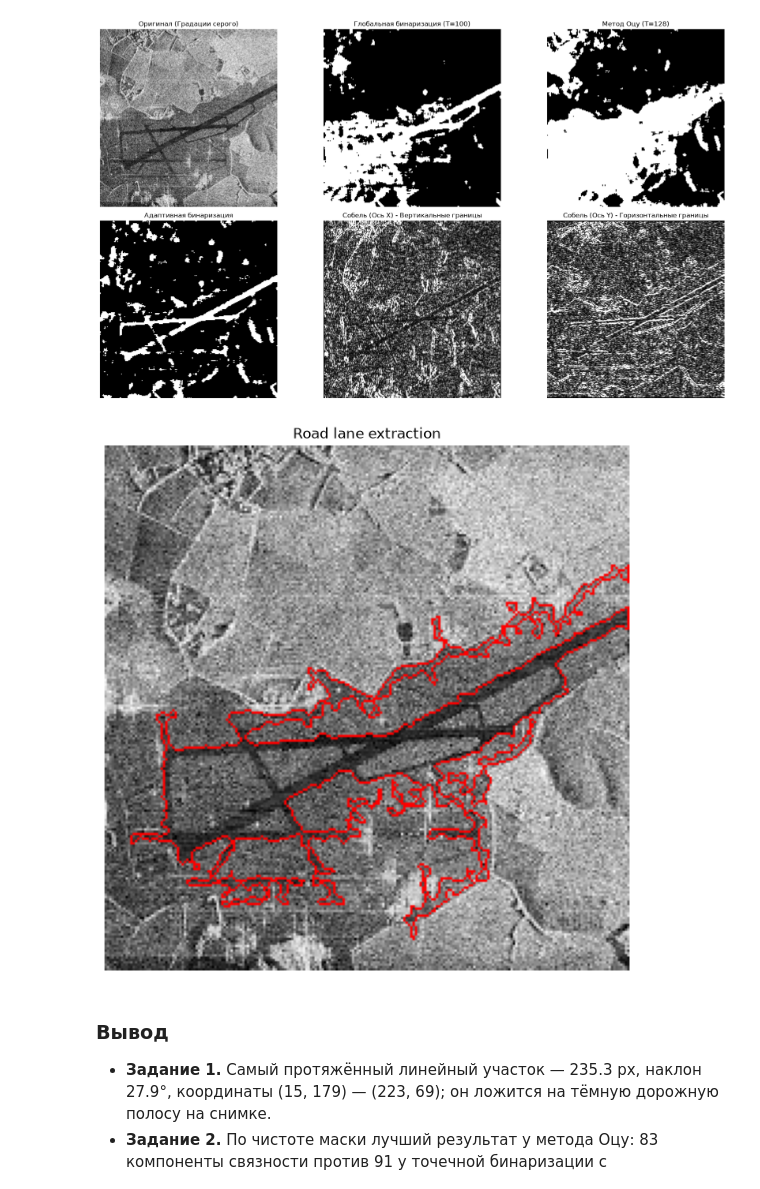
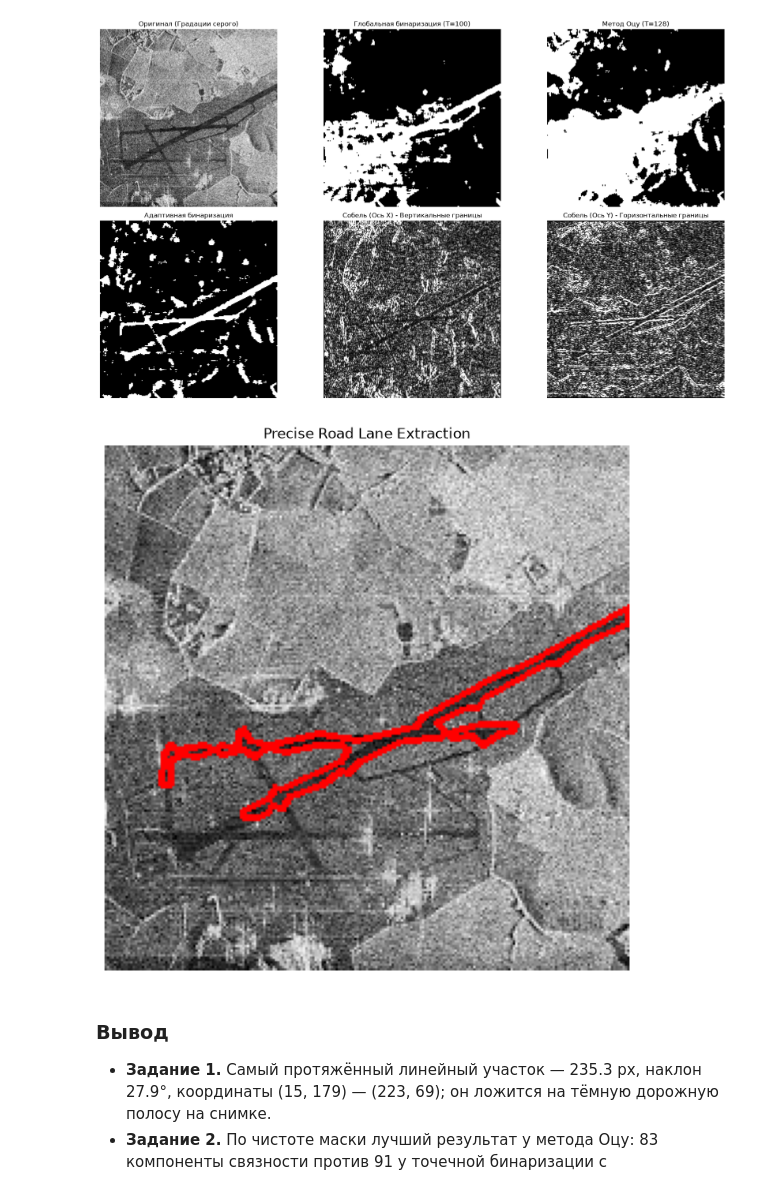
Before and after one commit to IntFxZen/image-processing, a Jupyter notebook: Third lab/Processing.ipynb, the cells around one changed output. Drawn from its saved outputs; the diff is of its cells as text; code cells hidden in the pictures.

Commit message:
feat: add masks

```diff
--- a/Third lab/Processing.ipynb
+++ b/Third lab/Processing.ipynb
@@ -143,56 +143,55 @@ plt.show()
 # %% [output]
 [figure]
 # %%
-# Размытие по Гауссу
-blurred = cv2.GaussianBlur(
-    image_gray,
-    (7, 7),
-    0
-)
+# 1. Подавление спекл-шума (Медианный фильтр + Гаусс)
+median = cv2.medianBlur(image_gray, 5)
+blurred = cv2.GaussianBlur(median, (7, 7), 0)
 
-# Адаптивная бинаризация с инверсией
+# 2. Адаптивная бинаризация с инверсией
 thresh = cv2.adaptiveThreshold(
     blurred,
     255,
     cv2.ADAPTIVE_THRESH_GAUSSIAN_C,
     cv2.THRESH_BINARY_INV,
     11,
     2
 )
 
-# Поиск контуров
+# 3. Морфологическая очистка маски
+kernel = cv2.getStructuringElement(cv2.MORPH_ELLIPSE, (5, 5))
+clean_mask = cv2.morphologyEx(thresh, cv2.MORPH_OPEN, kernel)
+clean_mask = cv2.morphologyEx(clean_mask, cv2.MORPH_CLOSE, kernel)
+
+# 4. Поиск контуров по очищенной маске
 contours, _ = cv2.findContours(
-    thresh,
+    clean_mask,
     cv2.RETR_EXTERNAL,
     cv2.CHAIN_APPROX_SIMPLE
 )
 
-# Копируем исходное изображение для отрисовки
 lane_image = image.copy()
+
 
 for c in contours:
     if cv2.contourArea(c) > 500:
         cv2.drawContours(
             lane_image,
-            [c],
+            [approx_contour],
             -1,
             (0, 0, 255),
-            1
+            2
         )
 
 # Визуализация результата
 plt.figure(figsize=(10, 8))
 
-plt.imshow(
-    cv2.cvtColor(lane_image, cv2.COLOR_BGR2RGB)
-)
-
-plt.title('Road lane extraction')
+plt.imshow(cv2.cvtColor(lane_image, cv2.COLOR_BGR2RGB))
+plt.title('Precise Road Lane Extraction')
 plt.axis('off')
 
 plt.show()
 # %% [output]
-[figure, old version]
+[figure, new version]
 # %% [markdown]
 ### Вывод
 * **Задание 1.** Самый протяжённый линейный участок — 235.3 px, наклон 27.9°, координаты (15, 179) — (223, 69); он ложится на тёмную дорожную полосу на снимке.
```
